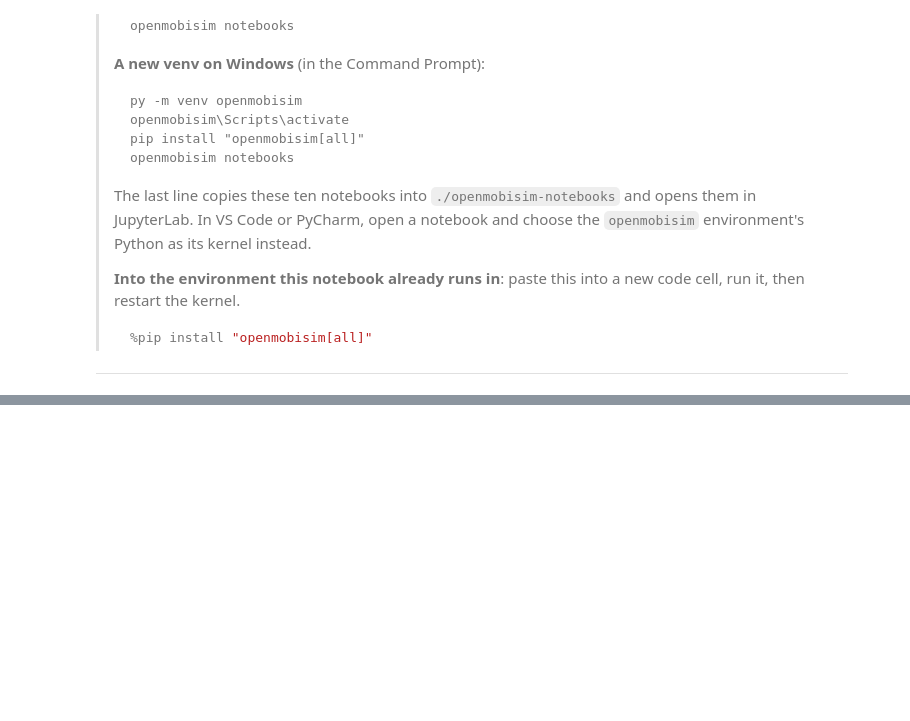
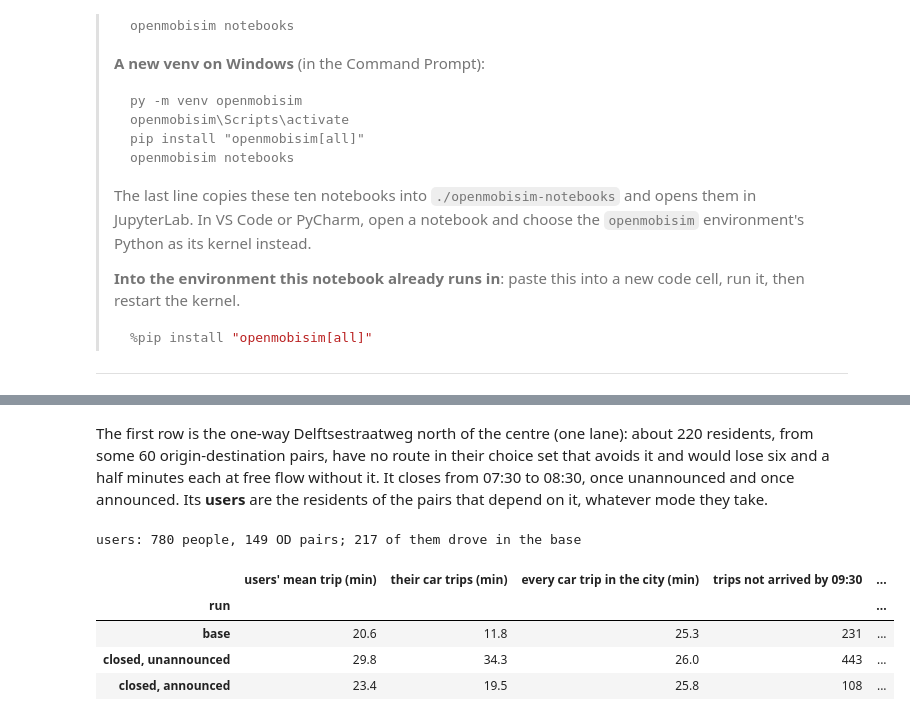
Before and after one commit to bahmanmdd/openmobisim, a Jupyter notebook: manual/tutorials/09_applications.ipynb, the cells around one changed output, grey strips where cells are left out. Saved outputs shown, nothing was run; the diff lists cells and outputs as text; code cells hidden in the pictures; blank space fills up the shorter version.

```diff
--- a/manual/tutorials/09_applications.ipynb
+++ b/manual/tutorials/09_applications.ipynb
@@ -687,17 +598,0 @@ car trip, residents' and those from outside, whose pair depends on it.
-# %%
-closure = [{"links": [critical], "capacity_factor": 0.0, "from_s": 7.5 * 3600, "to_s": 8.5 * 3600}]
-unwarned = simulate("A10 closed, unwarned", disruptions=closure)
-warned = simulate("A10 closed, warned", disruptions=closure, disruptions_known=True)
-CLOSURE = ["base", "A10 closed, unwarned", "A10 closed, warned"]
-trips_of = {"base": before} | {n: runs[n].trip_results().to_pandas() for n in CLOSURE[1:]}
-users = car[[critical in every[p] for p in car["pair"]]]
-residents = users.index[users["resident"]]
-print(f"users: {users['weight'].sum():.0f} people ({len(users)} simulated travellers), "
-      f"{users['weight'][users['resident']].sum():.0f} of them residents, {users['pair'].nunique()} OD pairs")
-pd.DataFrame({
-    n: {"users' mean trip (min)": mean_min(trips_of[n], users.index),
-        "residents among them (min)": mean_min(trips_of[n], residents),
-        "every car trip (min)": runs[n].completion_by_mode["car"]["total_travel_time_s"]
-        / runs[n].completion_by_mode["car"]["completed_people"] / 60}
-    for n in CLOSURE
-}).T.rename_axis("run").round(1)  # fmt: skip
@@ -766,0 +676,39 @@ top.set_index("OD (zones)").round(1)
+# %% [markdown]
+The first row is the one-way Delftsestraatweg north of the centre (one lane): about 220 residents, from some 60
+origin-destination pairs, have no route in their choice set that avoids it and would lose six and a half minutes
+each at free flow without it. It closes from 07:30 to 08:30, once unannounced and once announced. Its **users** are
+the residents of the pairs that depend on it, whatever mode they take.
+# %%
+closure = [{"links": [critical], "capacity_factor": 0.0, "from_s": 7.5 * 3600, "to_s": 8.5 * 3600}]
+unwarned = simulate("closed, unannounced", disruptions=closure)
+warned = simulate("closed, announced", disruptions=closure, disruptions_known=True)
+CLOSURE = ["base", "closed, unannounced", "closed, announced"]
+trips_of = {n: with_pairs(runs[n].trip_results().to_pandas()) for n in CLOSURE}
+users = {n: t[t["pair"].isin(depend[critical]) & ~t["user_class"].isin(OUTSIDE)] for n, t in trips_of.items()}
+
+
+def mean_min(t):
+    """The mean trip of the completed trips in `t`, in minutes, weighted by the people they stand for."""
+    done = t[t["outcome"] == "completed"]
+    return (done["travel_time_s"] * done["weight"]).sum() / done["weight"].sum() / 60
+
+
+print(f"users: {users['base']['weight'].sum():.0f} people, {users['base']['pair'].nunique()} OD pairs; "
+      f"{(users['base']['mode'] == 'car').sum()} of them drove in the base")
+pd.DataFrame({
+    n: {"users' mean trip (min)": round(mean_min(users[n]), 1),
+        "their car trips (min)": round(mean_min(users[n][users[n]["mode"] == "car"]), 1),
+        "every car trip in the city (min)": round(runs[n].completion_by_mode["car"]["total_travel_time_s"]
+                                                 / runs[n].completion_by_mode["car"]["completed_people"] / 60, 1),
+        "trips not arrived by 09:30": runs[n].completion["truncated"],
+        "re-routed on the way": len(runs[n].route_changes()["trip"]),
+        "verdict": runs[n].convergence_verdict}
+    for n in CLOSURE
+}).T.rename_axis("run")  # fmt: skip
+# %% [output]
+users: 780 people, 149 OD pairs; 217 of them drove in the base
+|  | users' mean trip (min) | their car trips (min) | every car trip in the city (min) | trips not arrived by 09:30 | ... |
+| run |  |  |  |  | ... |
+| base | 20.6 | 11.8 | 25.3 | 231 | ... |
+| closed, unannounced | 29.8 | 34.3 | 26.0 | 443 | ... |
+| closed, announced | 23.4 | 19.5 | 25.8 | 108 | ... |
```
Also changed, not shown: parts of 85 cells of this notebook, 30 other files.
